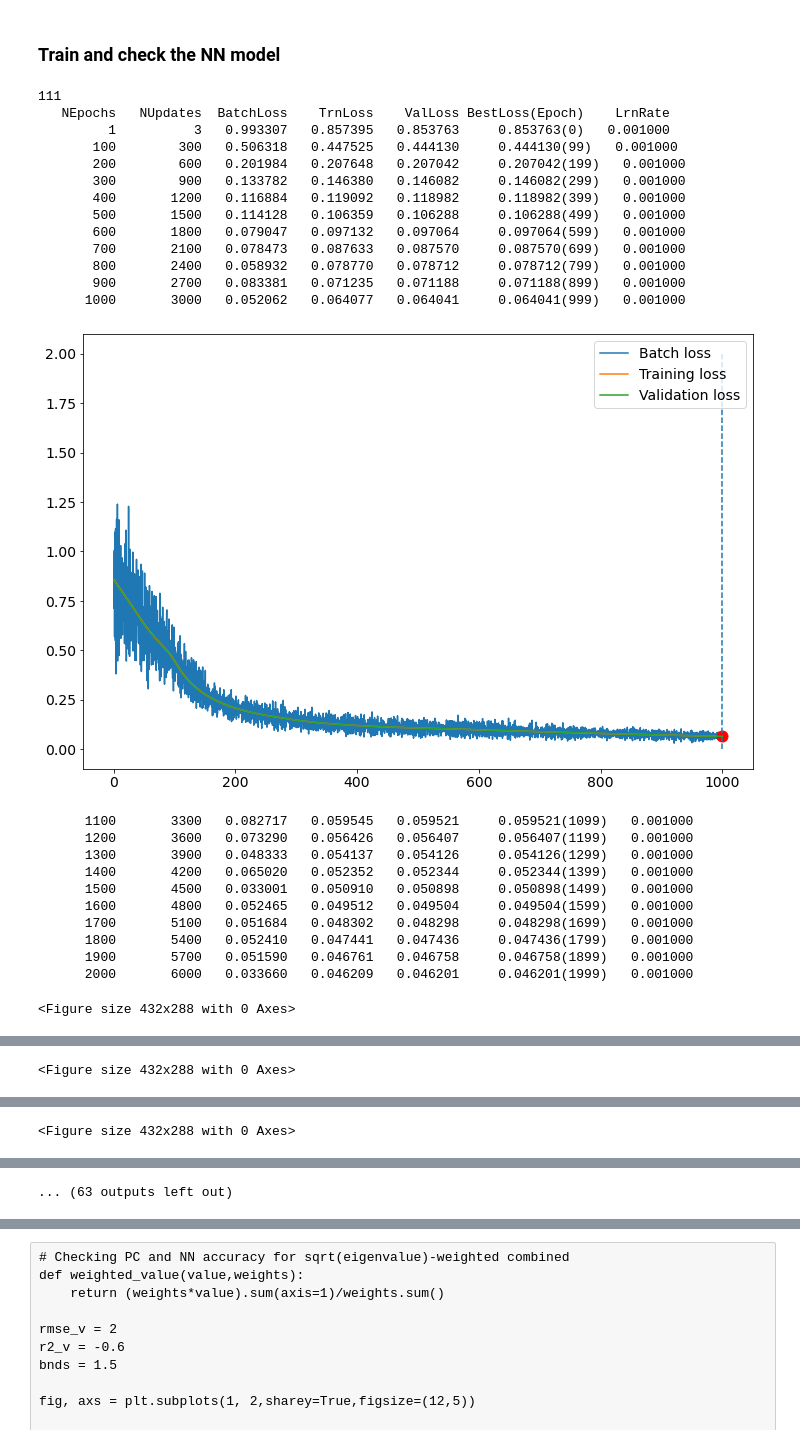
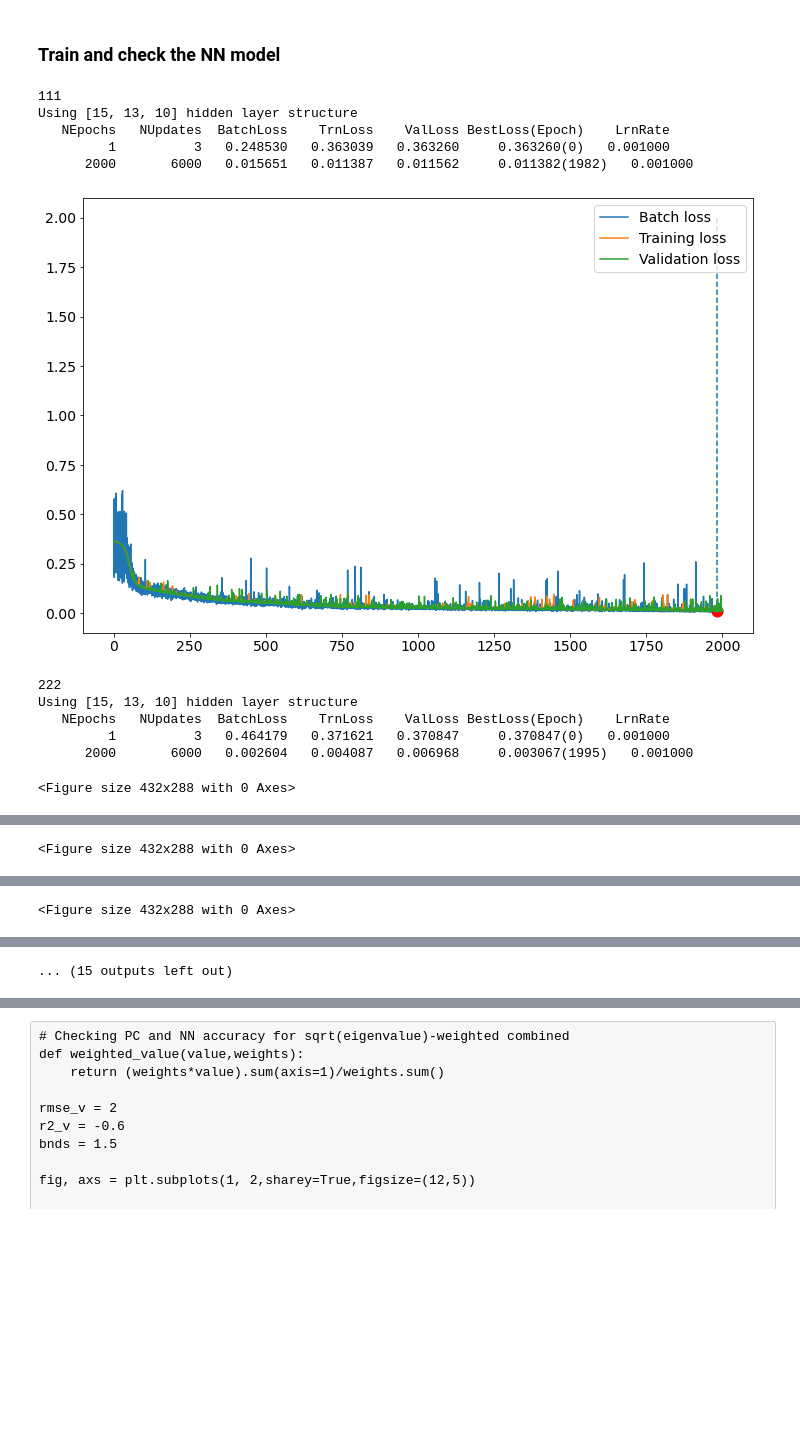
Before and after one commit to WPringle/GreatLakes_CoupledModelUQ, a Jupyter notebook: workflow/daily_global_LST_surrogate_analysis.ipynb, the cells around one changed output, grey strips where cells are left out. Saved outputs shown, nothing was run; the diff lists cells and outputs as text; code cells hidden in the pictures; blank space fills up the shorter version.

Commit message:
changes to NN surrogate parameters that represent the best set

```diff
--- a/workflow/daily_global_LST_surrogate_analysis.ipynb
+++ b/workflow/daily_global_LST_surrogate_analysis.ipynb
@@ -438,58 +449,63 @@ for ii in [0,1]:
 # %%
 # Neural Network
 kl_surrogate['NN'] = list()
 for random_seed in random_seeds:
     print(random_seed)
-    #kl_surrogate['NN'].append(
-    #    make_nn_surrogate_model(
-    #        train_x.values, klxi_train,
-    #        cv='KFold',
-    #        #cv='LOO',
-    #        #test_X=test_x.values, test_Y=klxi_test,
+    #loss = 1e6
+    #for npl in npls:
+    #    print(f'npl = {npl}')
+    ##    for do in dropouts:
+    ##        print(f'dropout = {do}')
+    #    klnn_temp = make_nn_surrogate_model(
+    #        train_x.values, klxi_train.astype(float),
+    #        #cv=ShuffleSplit(n_splits=5,test_size=5,random_state=random_seed),
+    #        cv=KFold(n_splits=n_folds, shuffle=True, random_state=random_seed),
     #        num_hidden_layers=hidden_layers,
+    #        neurons_per_layer=npl,
     #        lrate=learn_rate,
     #        batch_size=batch_size,
-    #        nepochs=nepochs,
-    #        seed=random_seed,
+    #        nepochs=nepochs_cv,
+    #       seed=random_seed,
     #        eigenratio=eigenratio,
+    #        dropout=do,
+    #        freq_out=1e6,
+    #        freq_plot=1e6,
     #    )
-    #)
+    #   loss_temp = sum([sur.best_loss for sur in klnn_temp])
+    #    if loss_temp < loss:
+    #        npl_best = npl
+    #        #do_best = do
+    #        loss = loss_temp
+    #
+    #print(f'best npl = {npl_best}')
+    #print(f'best dropout = {do_best}')
 
     kl_surrogate['NN'].append(
         make_nn_surrogate_model(
             train_x.values, klxi_train.astype(float),
-            num_hidden_layers=1, #hidden_layers,
-            neurons_per_layer=int((len(variables)+neig)/2)+1,
+            hidden_layers=hidden_layers,
             lrate=learn_rate,
             batch_size=batch_size,
             nepochs=nepochs,
             seed=random_seed,
+            loss='huber',
+            activ='relu',
             eigenratio=eigenratio,
+            dropout=do,
+            freq_out=1e6,
+            freq_plot=1e6,
         )
     )
 # %% [output]
 111
+Using [15, 13, 10] hidden layer structure
    NEpochs   NUpdates  BatchLoss    TrnLoss    ValLoss BestLoss(Epoch)    LrnRate
-         1          3   0.993307   0.857395   0.853763     0.853763(0)   0.001000
-       100        300   0.506318   0.447525   0.444130     0.444130(99)   0.001000
-       200        600   0.201984   0.207648   0.207042     0.207042(199)   0.001000
-       300        900   0.133782   0.146380   0.146082     0.146082(299)   0.001000
-       400       1200   0.116884   0.119092   0.118982     0.118982(399)   0.001000
-       500       1500   0.114128   0.106359   0.106288     0.106288(499)   0.001000
-       600       1800   0.079047   0.097132   0.097064     0.097064(599)   0.001000
-       700       2100   0.078473   0.087633   0.087570     0.087570(699)   0.001000
-       800       2400   0.058932   0.078770   0.078712     0.078712(799)   0.001000
-       900       2700   0.083381   0.071235   0.071188     0.071188(899)   0.001000
-      1000       3000   0.052062   0.064077   0.064041     0.064041(999)   0.001000
+         1          3   0.248530   0.363039   0.363260     0.363260(0)   0.001000
+      2000       6000   0.015651   0.011387   0.011562     0.011382(1982)   0.001000
-[figure, old version]
+[figure, new version]
-      1100       3300   0.082717   0.059545   0.059521     0.059521(1099)   0.001000
-      1200       3600   0.073290   0.056426   0.056407     0.056407(1199)   0.001000
-      1300       3900   0.048333   0.054137   0.054126     0.054126(1299)   0.001000
-      1400       4200   0.065020   0.052352   0.052344     0.052344(1399)   0.001000
-      1500       4500   0.033001   0.050910   0.050898     0.050898(1499)   0.001000
-      1600       4800   0.052465   0.049512   0.049504     0.049504(1599)   0.001000
-      1700       5100   0.051684   0.048302   0.048298     0.048298(1699)   0.001000
-      1800       5400   0.052410   0.047441   0.047436     0.047436(1799)   0.001000
-      1900       5700   0.051590   0.046761   0.046758     0.046758(1899)   0.001000
-      2000       6000   0.033660   0.046209   0.046201     0.046201(1999)   0.001000
+222
+Using [15, 13, 10] hidden layer structure
+   NEpochs   NUpdates  BatchLoss    TrnLoss    ValLoss BestLoss(Epoch)    LrnRate
+         1          3   0.464179   0.371621   0.370847     0.370847(0)   0.001000
+      2000       6000   0.002604   0.004087   0.006968     0.003067(1995)   0.001000
 <Figure size 432x288 with 0 Axes>
@@ -531 +532 @@ for random_seed in random_seeds:
-... (63 outputs left out)
+... (15 outputs left out)
```
Also changed, not shown: parts of 19 cells of this notebook, 1 other file.
